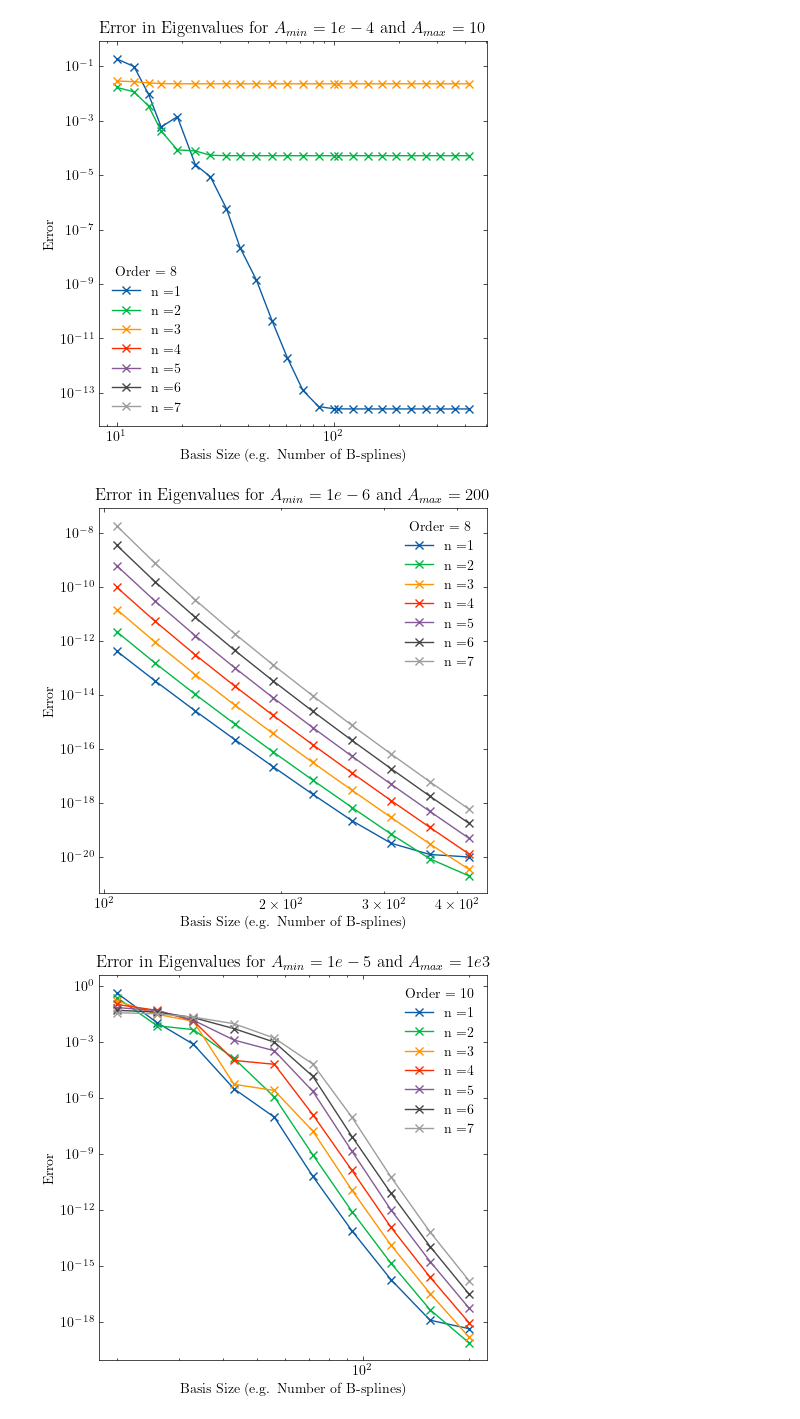
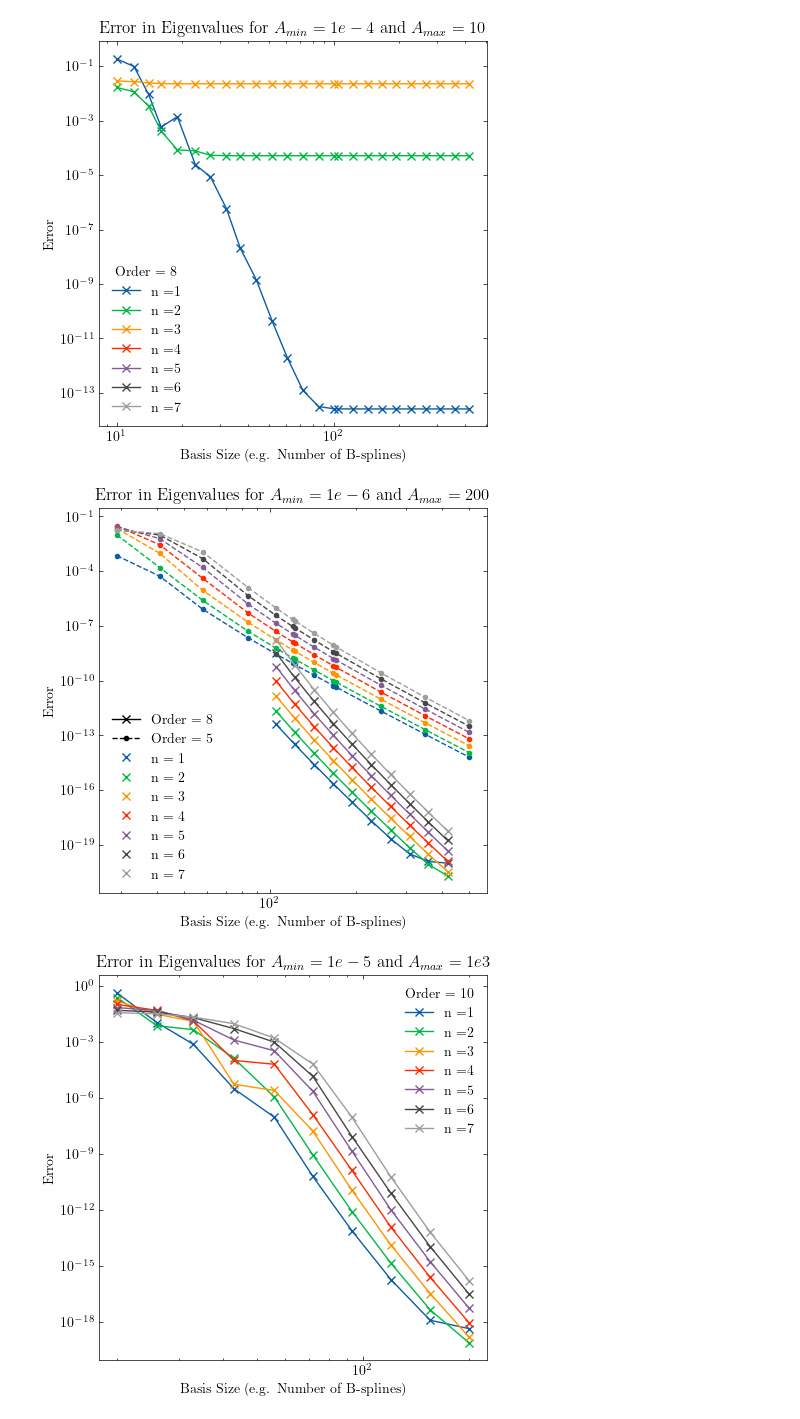
Before and after one commit to ma2this510/Dirac_Equation, a Jupyter notebook: notebook.ipynb, the cells around one changed output. Drawn from its saved outputs; the diff is of its cells as text; code cells hidden in the pictures.

Commit message:
Updated Plots + Cleaning

```diff
--- a/notebook.ipynb
+++ b/notebook.ipynb
@@ -117,20 +117,33 @@ ax.set_title('Error in Eigenvalues for $A_{min} = 1e-4$ and $A_{max} = 10$')
 plt.show()
 # %% [output]
 [figure]
+# %%
+legend_o10 = mlines.Line2D([], [], color='k', marker='+', linestyle='solid', label='Order = 10')
+legend_o8 = mlines.Line2D([], [], color='k', marker='x', linestyle='solid', label='Order = 8')
+legend_o5 = mlines.Line2D([], [], color='k', marker='.', linestyle='--', label='Order = 5')
+
+legend_n1 = mlines.Line2D([], [], color='C0', marker='x', linestyle='None', label='n = 1')
+legend_n2 = mlines.Line2D([], [], color='C1', marker='x', linestyle='None', label='n = 2')
+legend_n3 = mlines.Line2D([], [], color='C2', marker='x', linestyle='None', label='n = 3')
+legend_n4 = mlines.Line2D([], [], color='C3', marker='x', linestyle='None', label='n = 4')
+legend_n5 = mlines.Line2D([], [], color='C4', marker='x', linestyle='None', label='n = 5')
+legend_n6 = mlines.Line2D([], [], color='C5', marker='x', linestyle='None', label='n = 6')
+legend_n7 = mlines.Line2D([], [], color='C6', marker='x', linestyle='None', label='n = 7')
 # %%
 fig, ax = plt.subplots(figsize=(5, 5))
 for i in range(7):
     ax.plot(n_list_1[(order_list_1 == 8) & (special_list_1==1)], error_1[(order_list_1 == 8) & (special_list_1==1), i], label=f'n ={i+1}', marker='x', color='C'+str(i))
+    ax.plot(n_list_1[(order_list_1 == 5) & (special_list_1==0)], error_1[(order_list_1 == 5) & (special_list_1==0), i], label=f'n ={i+1}', marker='.', color='C'+str(i), linestyle='--')
 
 ax.set_yscale('log')
 ax.set_xscale('log')
-ax.legend(title="Order = 8")
+ax.legend(handles=[legend_o8, legend_o5, legend_n1, legend_n2, legend_n3, legend_n4, legend_n5, legend_n6, legend_n7])
 ax.set_xlabel('Basis Size (e.g. Number of B-splines)')
 ax.set_ylabel('Error')
 ax.set_title('Error in Eigenvalues for $A_{min} = 1e-6$ and $A_{max} = 200$')
 plt.show()
 # %% [output]
-[figure, old version]
+[figure, new version]
 # %%
 fig, ax = plt.subplots(figsize=(5, 5))
 for i in range(7):
```
Also changed, not shown: parts of 1 cell of this notebook, 28 other files.
